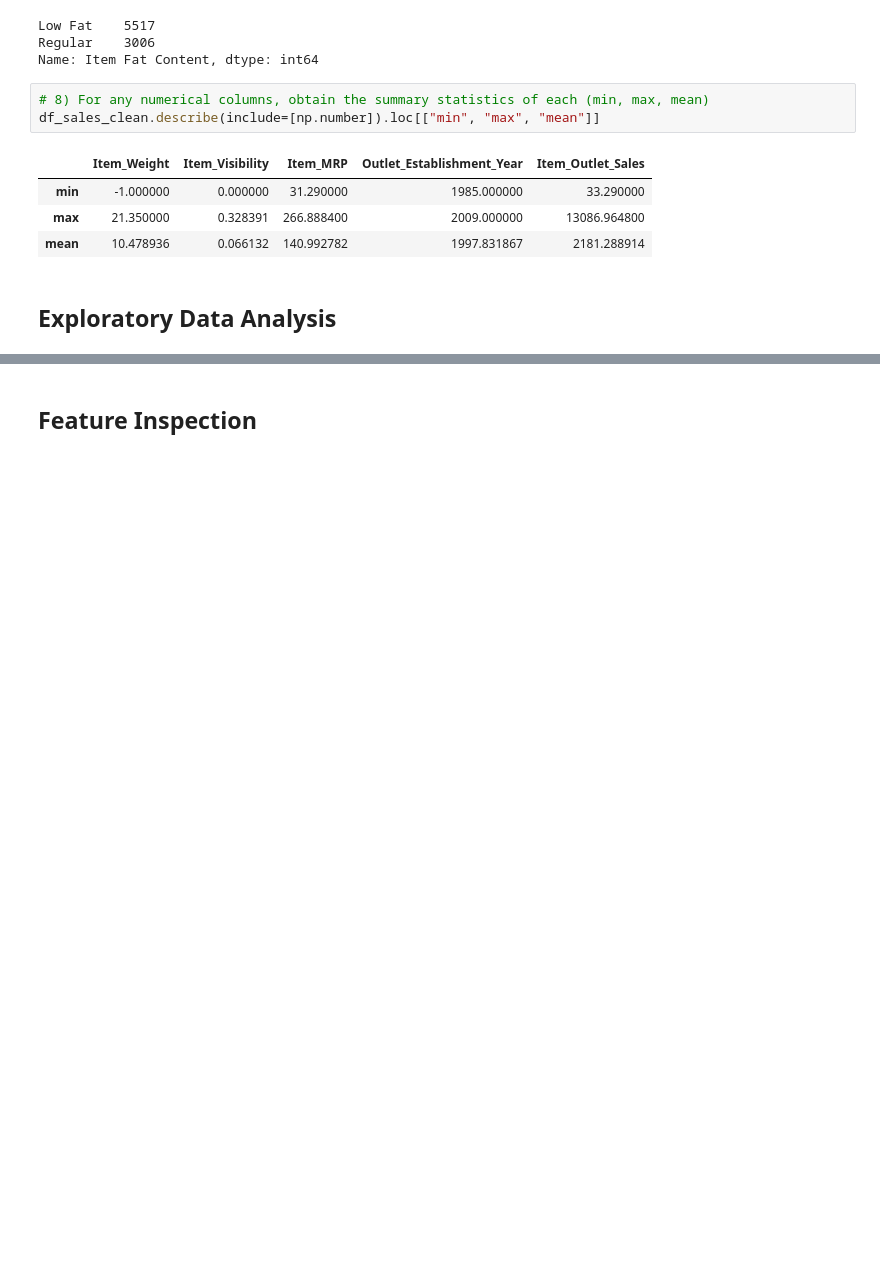
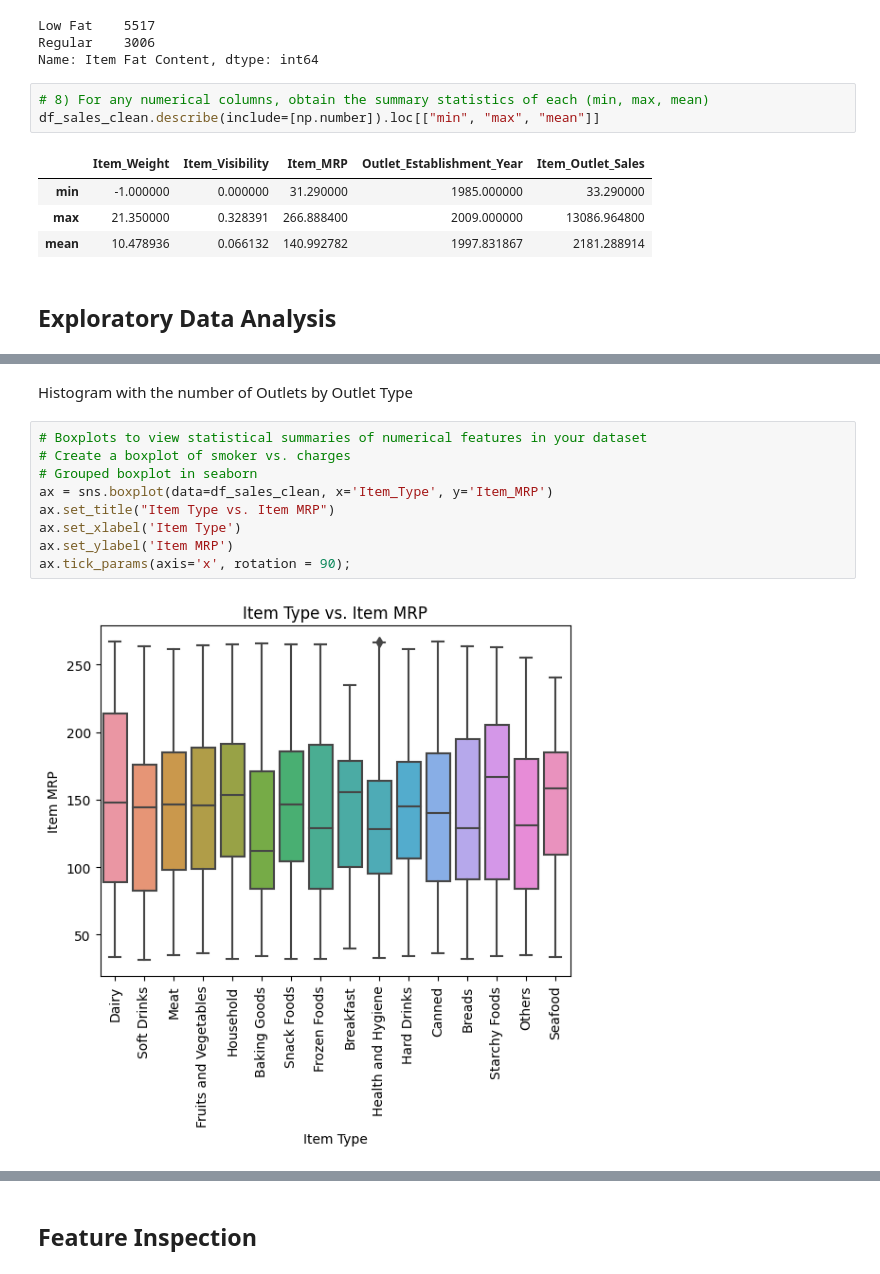
Before and after one commit to FoxEW/-Prediction-of-Product-Sales, a Jupyter notebook: Prediction_of_Product_Sales.ipynb, the cells around one changed output, grey strips where cells are left out. Saved outputs shown, nothing was run; the diff lists cells and outputs as text; blank space fills up the shorter version.

```diff
--- a/Prediction_of_Product_Sales.ipynb
+++ b/Prediction_of_Product_Sales.ipynb
@@ -184,0 +206,13 @@ df_sales_clean.describe(include=[np.number]).loc[["min", "max", "mean"]]
+# %% [markdown]
+Histogram with the number of Outlets by Outlet Type
+# %%
+# Boxplots to view statistical summaries of numerical features in your dataset
+# Create a boxplot of smoker vs. charges
+# Grouped boxplot in seaborn
+ax = sns.boxplot(data=df_sales_clean, x='Item_Type', y='Item_MRP')
+ax.set_title("Item Type vs. Item MRP")
+ax.set_xlabel('Item Type')
+ax.set_ylabel('Item MRP')
+ax.tick_params(axis='x', rotation = 90);
+# %% [output]
+[figure, added]
```
Also changed, not shown: parts of 9 cells of this notebook.
